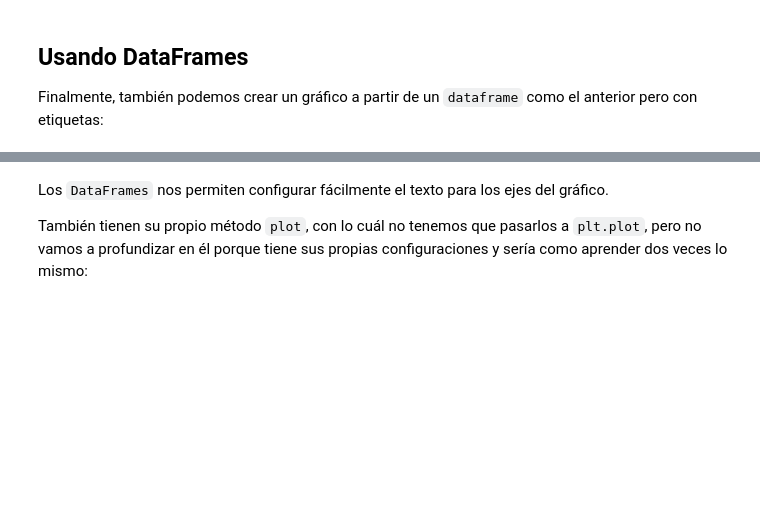
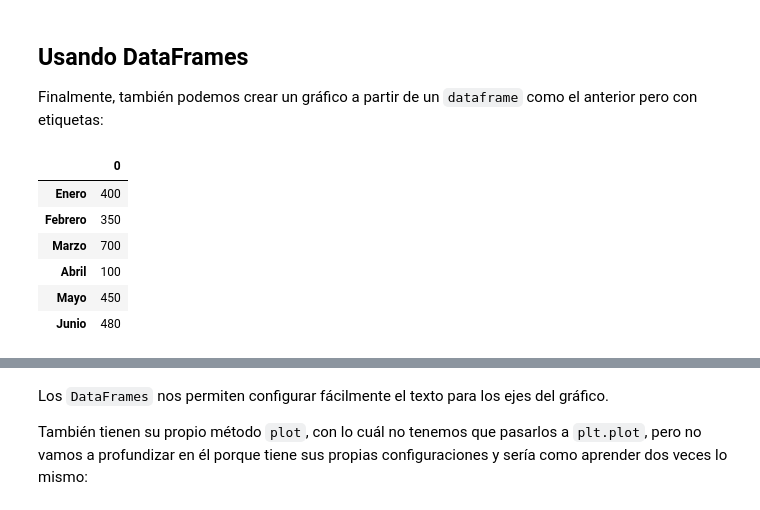
Before and after one commit to CarlosMoyaMora/2025C1-G01-FUNDAMENTOS-DE-PYTHON, a Jupyter notebook: Clases/Clase 12/02 - Primeros gráficos.ipynb, the cells around one changed output, grey strips where cells are left out. Cells and saved outputs as stored; diff of their text form; code cells hidden in the pictures; blank space fills up the shorter version.

```diff
--- a/Clases/Clase 12/02 - Primeros gráficos.ipynb
+++ b/Clases/Clase 12/02 - Primeros gráficos.ipynb
@@ -41,8 +45,20 @@ plt.plot(ahorros)
 
 Finalmente, también podemos crear un gráfico a partir de un `dataframe` como el anterior pero con etiquetas:
 # %%
+#Carlos En los ultimos 6 meses ah ahorrado:
+
+ahorros = [400, 350, 700, 100, 450, 480]
+
 df = pd.DataFrame(ahorros, index=['Enero','Febrero','Marzo','Abril','Mayo','Junio'])
 df
+# %% [output]
+|  | 0 |
+| Enero | 400 |
+| Febrero | 350 |
+| Marzo | 700 |
+| Abril | 100 |
+| Mayo | 450 |
+| Junio | 480 |
 # %%
 # Dibujar gráfico
 plt.plot(df)
```
Also changed, not shown: parts of 3 cells of this notebook.
